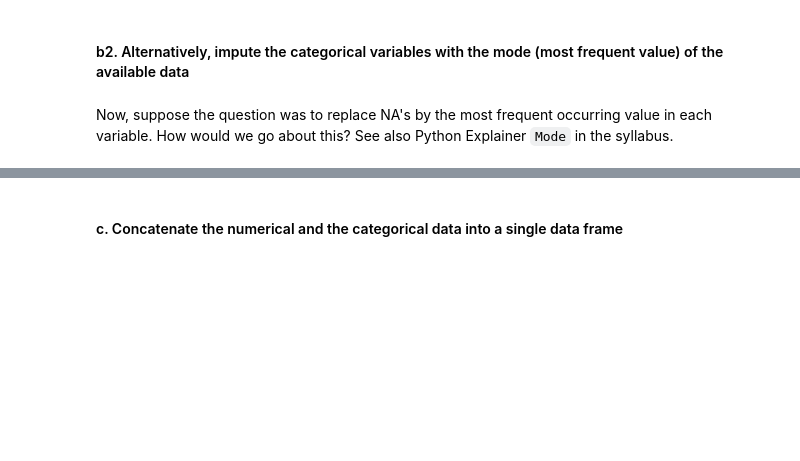
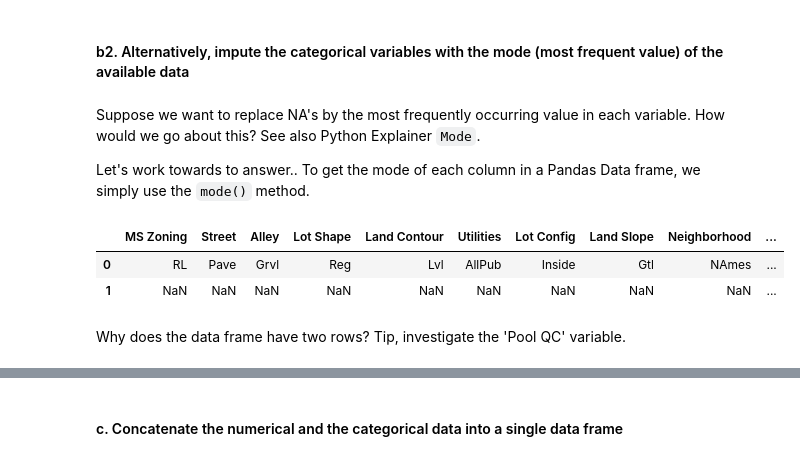
Before and after one commit to EAISI/machine-learning-with-python-explainers, a Jupyter notebook: example-solutions/ames-housing-pieter.ipynb, the cells around one changed output, grey strips where cells are left out. Saved outputs shown, nothing was run; the diff lists cells and outputs as text; code cells hidden in the pictures; blank space fills up the shorter version.

```diff
--- a/example-solutions/ames-housing-pieter.ipynb
+++ b/example-solutions/ames-housing-pieter.ipynb
@@ -371,4 +572,14 @@ print(c_replace_by + ": " + str(list(df_cat_imputed_alt[c_col]).count(c_replace_
 # %% [markdown]
 #### b2. Alternatively, impute the categorical variables with the mode (most frequent value) of the available data
 # %% [markdown]
-Now, suppose the question was to replace NA's by the most frequent occurring value in each variable. How would we go about this? See also Python Explainer `Mode` in the syllabus.
+Suppose we want to replace NA's by the most frequently occurring value in each variable. How would we go about this? See also Python Explainer `Mode`.
+
+Let's work towards to answer.. To get the mode of each column in a Pandas Data frame, we simply use the `mode()` method.
+# %%
+df_cat_orig.mode()
+# %% [output]
+|  | MS Zoning | Street | Alley | Lot Shape | Land Contour | Utilities | Lot Config | Land Slope | Neighborhood | ... |
+| 0 | RL | Pave | Grvl | Reg | Lvl | AllPub | Inside | Gtl | NAmes | ... |
+| 1 | NaN | NaN | NaN | NaN | NaN | NaN | NaN | NaN | NaN | ... |
+# %% [markdown]
+Why does the data frame have two rows? Tip, investigate the 'Pool QC' variable.
```
Also changed, not shown: parts of 150 cells of this notebook, 6 other files.
